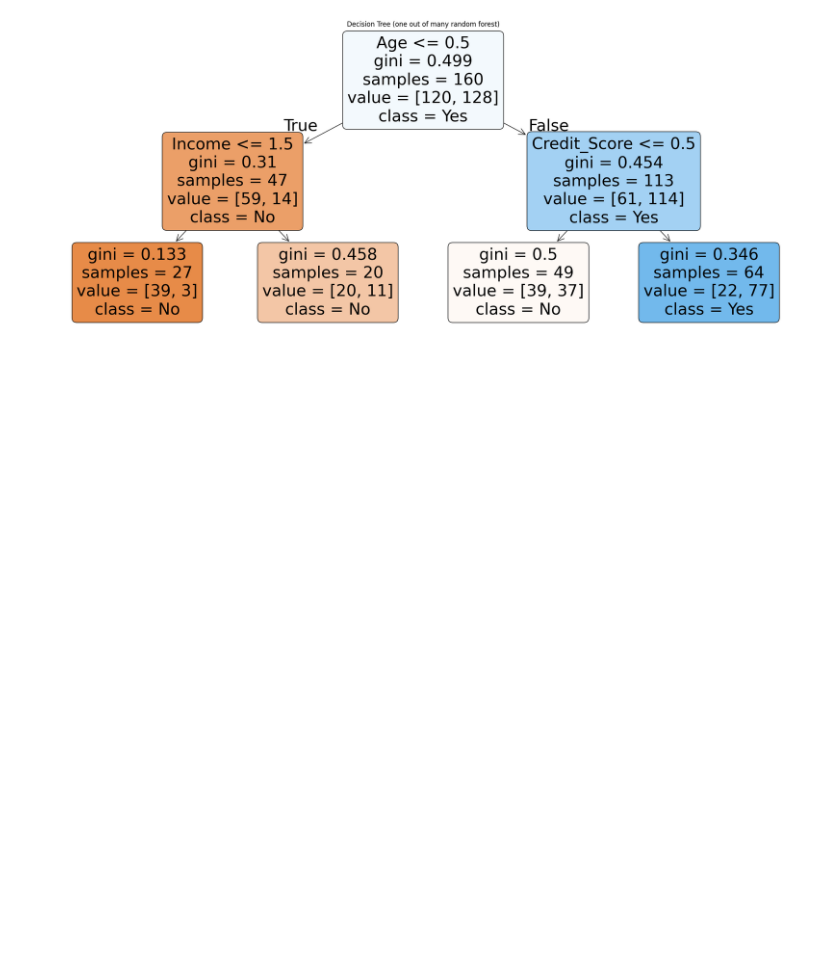
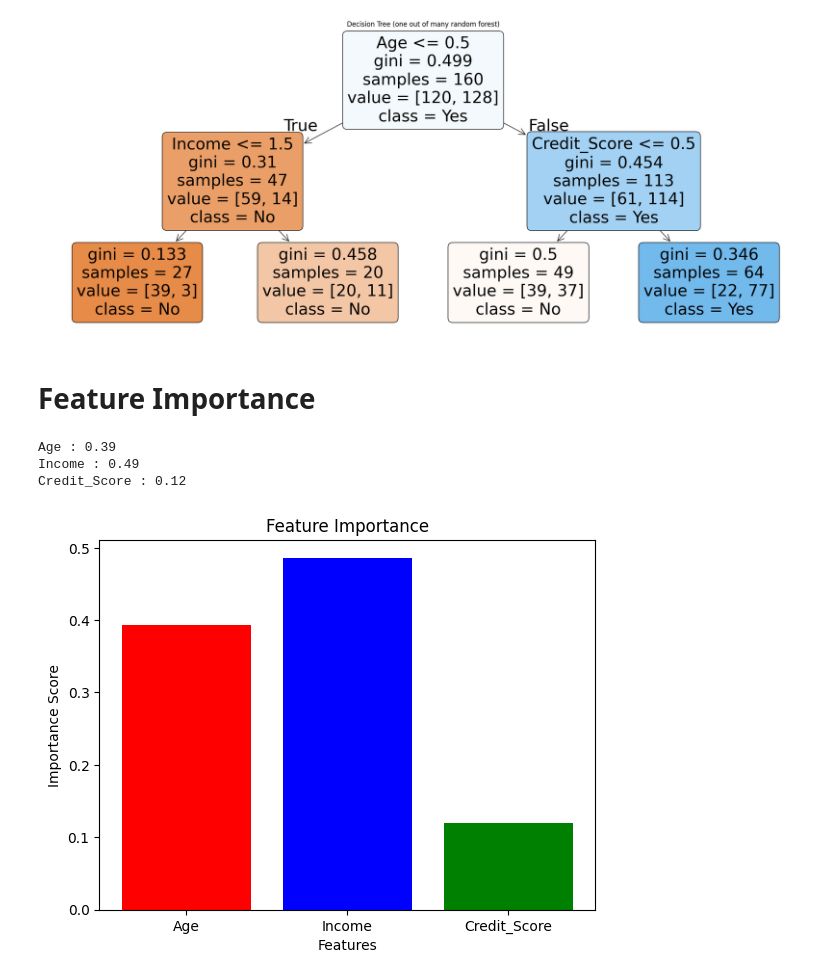
Before and after one commit to workwithshaishab/Machine-Learning, a Jupyter notebook: ML Algorithms/Random Forest/loan_decision.ipynb, the cells around one changed output. Cells and saved outputs as stored; diff of their text form; code cells hidden in the pictures; blank space fills up the shorter version.

```diff
--- a/ML Algorithms/Random Forest/loan_decision.ipynb
+++ b/ML Algorithms/Random Forest/loan_decision.ipynb
@@ -89,3 +89,22 @@ plt.title("Decision Tree (one out of many random forest)")
 plt.show()
 # %% [output]
 [figure]
+# %% [markdown]
+# Feature Importance
+# %%
+imp= model.feature_importances_
+feature_names= oe.get_feature_names_out()
+for name, score in zip(feature_names, imp):
+    print(name, ":", np.round(score, 2))
+# %% [output]
+Age : 0.39
+Income : 0.49
+Credit_Score : 0.12
+# %%
+plt.bar(feature_names, imp, color=['red', 'blue', 'green'])
+plt.title("Feature Importance")
+plt.xlabel("Features")
+plt.ylabel("Importance Score")
+plt.show()
+# %% [output]
+[figure, added]
```
Also changed, not shown: parts of 3 cells of this notebook, 1 other file.
